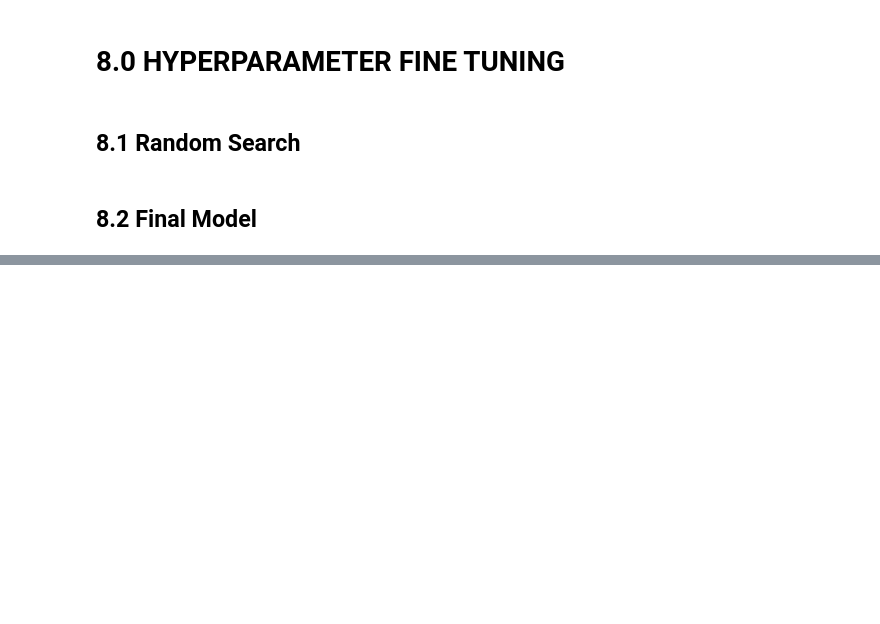
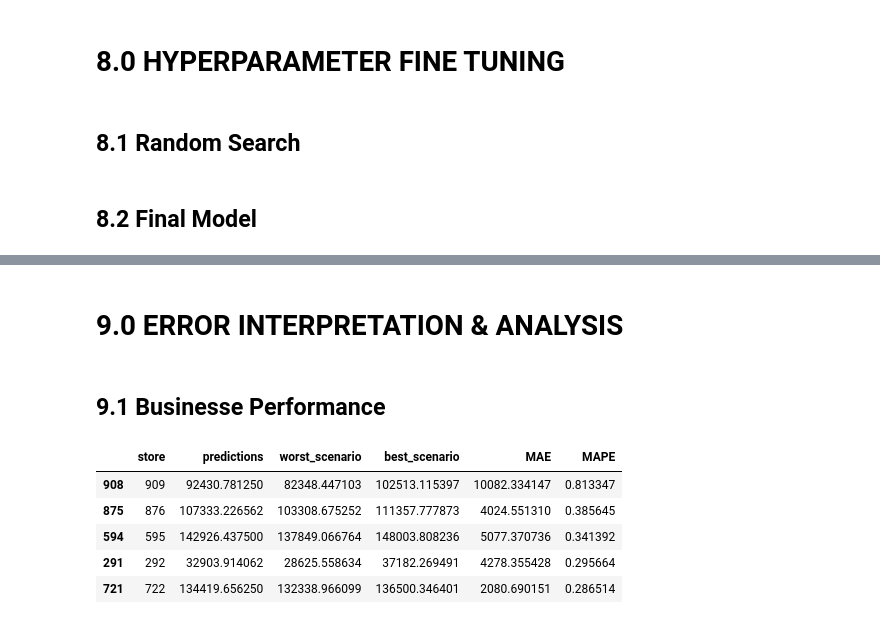
Before and after one commit to leon-amador/Rossman_sales, a Jupyter notebook: Rossman_sales_notebook.ipynb, the cells around one changed output, grey strips where cells are left out. Drawn from its saved outputs; the diff is of its cells as text; code cells hidden in the pictures; blank space fills up the shorter version.

```diff
--- a/Rossman_sales_notebook.ipynb
+++ b/Rossman_sales_notebook.ipynb
@@ -1259,0 +1235,2 @@ xgb_result_tuned
+# %% [markdown]
+# 9.0 ERROR INTERPRETATION & ANALYSIS
@@ -1259,0 +1243,2 @@ xgb_result_tuned
+# %% [markdown]
+## 9.1 Businesse Performance
@@ -1259,0 +1265,9 @@ xgb_result_tuned
+# %%
+df92.sort_values('MAPE',ascending=False).head()
+# %% [output]
+|  | store | predictions | worst_scenario | best_scenario | MAE | MAPE |
+| 908 | 909 | 92430.781250 | 82348.447103 | 102513.115397 | 10082.334147 | 0.813347 |
+| 875 | 876 | 107333.226562 | 103308.675252 | 111357.777873 | 4024.551310 | 0.385645 |
+| 594 | 595 | 142926.437500 | 137849.066764 | 148003.808236 | 5077.370736 | 0.341392 |
+| 291 | 292 | 32903.914062 | 28625.558634 | 37182.269491 | 4278.355428 | 0.295664 |
+| 721 | 722 | 134419.656250 | 132338.966099 | 136500.346401 | 2080.690151 | 0.286514 |
```
Also changed, not shown: parts of 25 cells of this notebook.
